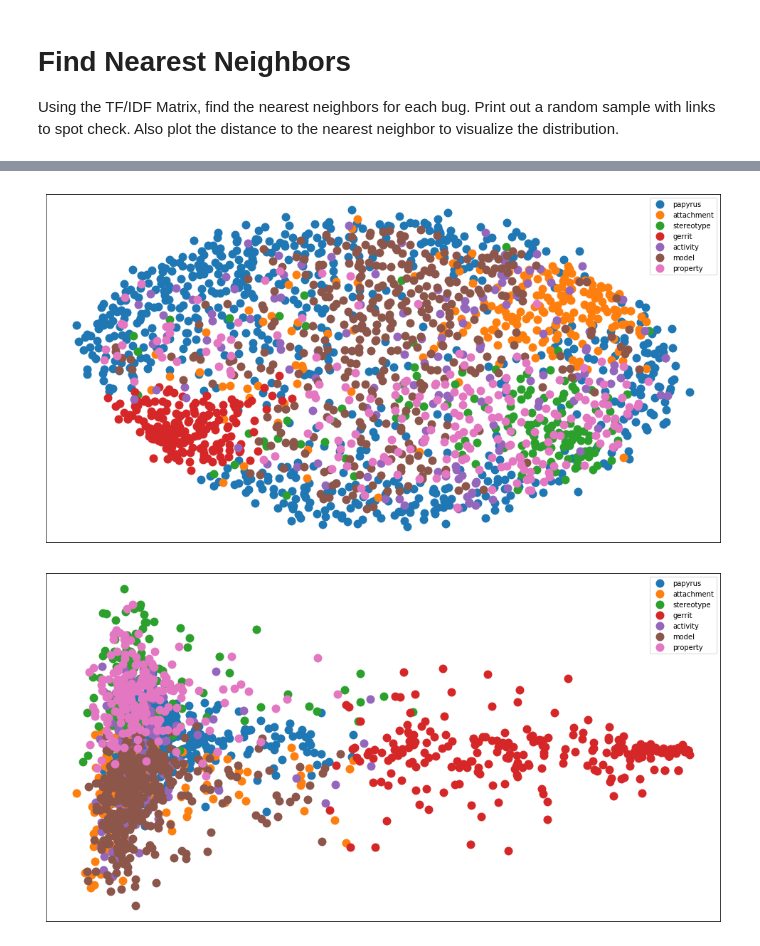
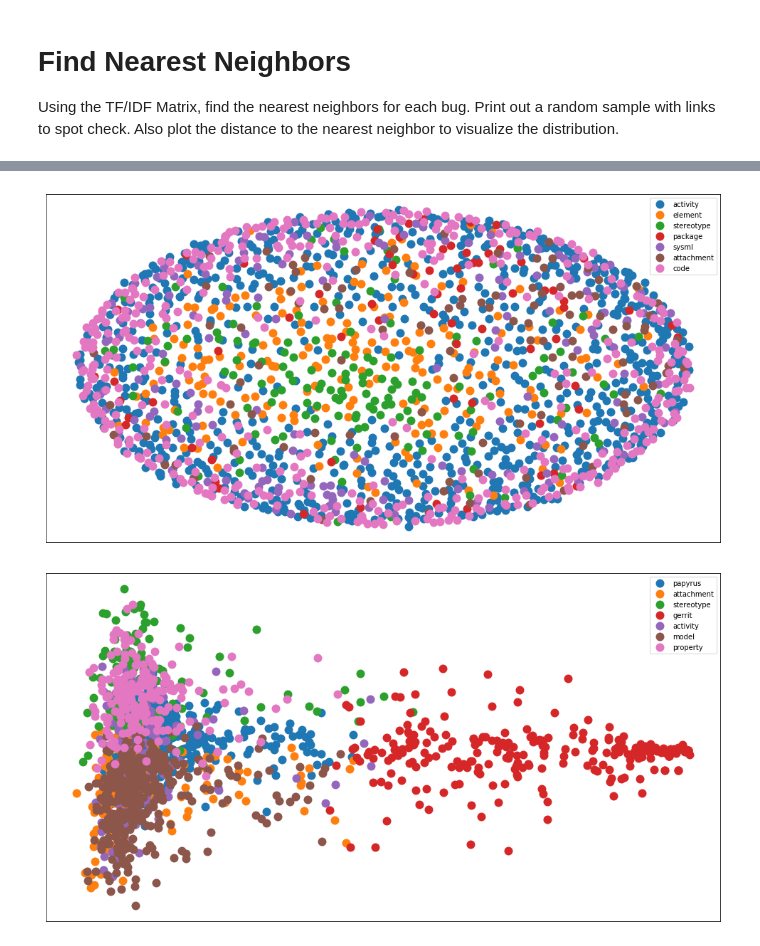
Before and after one commit to HSV-AI/bug-analysis, a Jupyter notebook: Papyrus Bugzilla Analysis.ipynb, the cells around one changed output, grey strips where cells are left out. Cells and saved outputs as stored; diff of their text form; code cells hidden in the pictures.

Commit message:
Updated regular expression handling to remove Gerrit text

```diff
--- a/Papyrus Bugzilla Analysis.ipynb
+++ b/Papyrus Bugzilla Analysis.ipynb
@@ -213,7 +193,18 @@ Commit: http://git.eclipse.org/c/papyrus/org.eclipse.papyrus.git/commit/?id=45f1
 # Create a Tokenize Method
 This method provides a simple list of words from the text. We will go ahead and run this against the bugs that we have loaded to find the total number of tokens.
 # %%
+exception_regex = re.compile(r".+Exception[^\n].*\s+at", re.MULTILINE | re.IGNORECASE)
+greater_regex = re.compile(r"^> .*$", re.MULTILINE | re.IGNORECASE)
+gerrit_created_regex = re.compile(r"New Gerrit change created: [^\ ]+", re.MULTILINE | re.IGNORECASE)
+gerrit_merge_regex = re.compile(r"Gerrit change [^\s]+ was merged to [^\.]+\.", re.MULTILINE | re.IGNORECASE)
+gerrit_commit_regex = re.compile(r"Commit: [^\ ]+", re.MULTILINE | re.IGNORECASE)
+
 def tokenize(text):
+    text = greater_regex.sub("", text)
+    text = exception_regex.sub("", text)
+    text = gerrit_created_regex.sub("", text)
+    text = gerrit_merge_regex.sub("", text)
+    text = gerrit_commit_regex.sub("", text)
     filtered_tokens = []
     # filter out any tokens not containing letters (e.g., numeric tokens, raw punctuation)
     for token in text.split(' '):
@@ -224,6 +215,7 @@ def tokenize(text):
 # The following piece will count up all of the words in the vocabulary. Usefull information, but it takes a while.
 totalvocab = []
 count = 0
+
 for i in trimmedDF.loc[:,'text']:
     count = count+1
     allwords = tokenize(i)
@@ -241,8 +233,8 @@ We'll use the sklearn TfidfVectorizer to build the matrix. For this case, we wil
 from sklearn.feature_extraction.text import TfidfVectorizer
 
 #define vectorizer parameters
-tfidf_vectorizer = TfidfVectorizer(max_df=0.5,
-                                   min_df=0.05,
+tfidf_vectorizer = TfidfVectorizer(max_df=0.25,
+                                   min_df=2,
                                    stop_words='english',
                                    use_idf=True,
                                    tokenizer=tokenize)
@@ -469,6 +447,6 @@ https://bugs.eclipse.org/bugs/show_bug.cgi?id=498862
 # %%
 #create data frame that has the result of the MDS plus the cluster numbers and titles
-df = pd.DataFrame(dict(x=xs, y=ys, label=clusters, title=bug_ids))
+df = pd.DataFrame(dict(x=xs, y=ys, label=clusters, title=trimmedDF.loc[:,'id'],))
 
 #group by cluster
 groups = df.groupby('label')
@@ -479,34 +457,34 @@ ax.margins(0.05) # Optional, just adds 5% padding to the autoscaling
 
 #iterate through groups to layer the plot
 for name, group in groups:
     ax.plot(group.x, group.y, marker='o', linestyle='', ms=12,
 #            label=cluster_names[name], color=cluster_colors[name],
 #            label=name,
             label=top_term[name],
             mec='none')
     ax.set_aspect('auto')
     ax.tick_params(\
         axis= 'x',          # changes apply to the x-axis
         which='both',      # both major and minor ticks are affected
         bottom='off',      # ticks along the bottom edge are off
         top='off',         # ticks along the top edge are off
         labelbottom='off')
     ax.tick_params(\
         axis= 'y',         # changes apply to the y-axis
         which='both',      # both major and minor ticks are affected
         left='off',      # ticks along the bottom edge are off
         top='off',         # ticks along the top edge are off
         labelleft='off')
 
 ax.legend(numpoints=1)  #show legend with only 1 point
 
 #add label in x,y position with the label as the bug id
 #for i in range(len(df)):
 #    ax.text(df.loc[i]['x'], df.loc[i]['y'], df.loc[i]['title'], size=8)
 
 plt.show() #show the plot
 # %% [output]
-[figure, old version]
+[figure, new version]
 # %%
 xs, ys = data2D[:, 0], data2D[:, 1]
 df = pd.DataFrame(dict(x=xs, y=ys, label=clusters, title=bug_ids))
```
Also changed, not shown: parts of 16 cells of this notebook.
